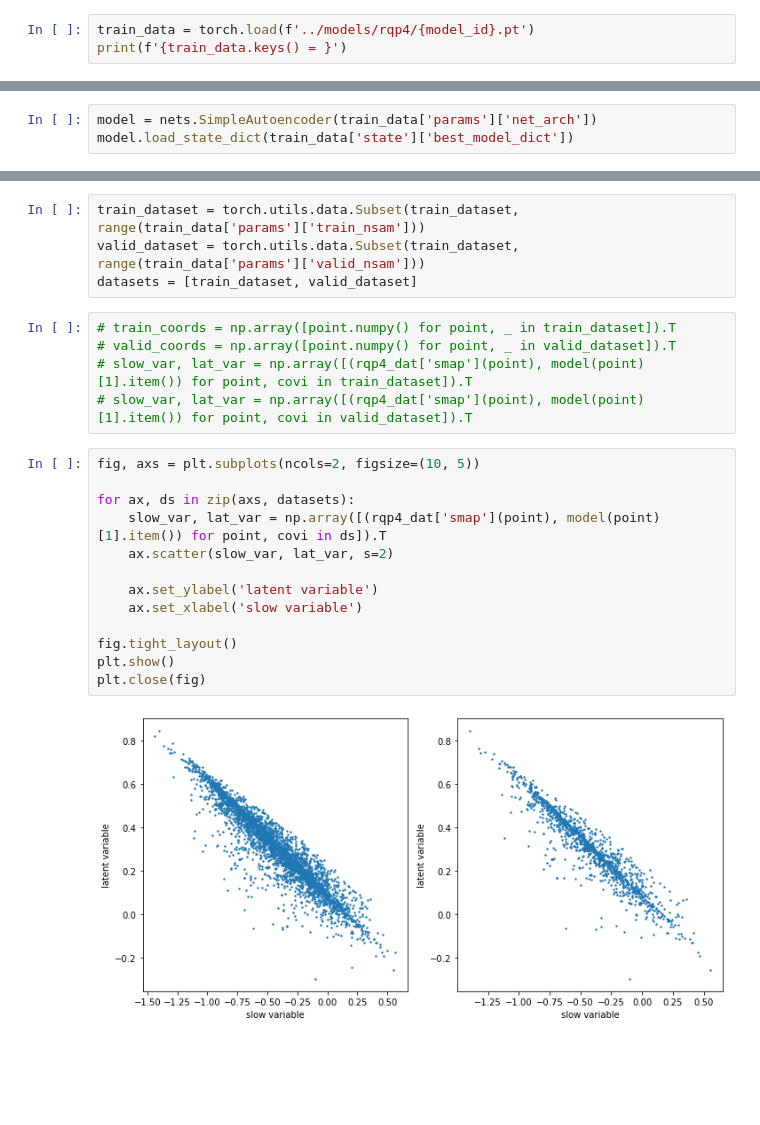
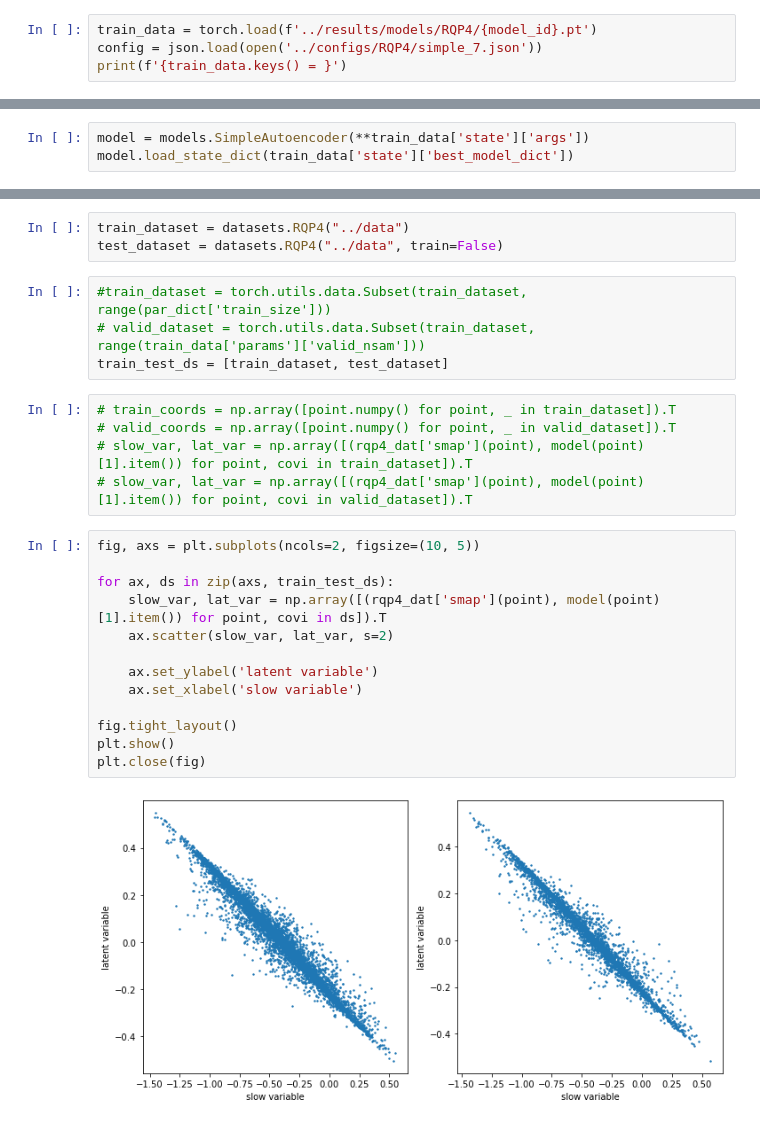
Before and after one commit to przemyslaw-zielinski/sf_nets, a Jupyter notebook: notebooks/rqp4_analyze.ipynb, the cells around one changed output, grey strips where cells are left out. Drawn from its saved outputs; the diff is of its cells as text; blank space fills up the shorter version.

```diff
--- a/notebooks/rqp4_analyze.ipynb
+++ b/notebooks/rqp4_analyze.ipynb
@@ -50,6 +77,7 @@ models_df.set_index('model_id').sort_values(by='model_id')
 # %%
 model_id = 'simple_7'
 # %%
-train_data = torch.load(f'../models/rqp4/{model_id}.pt')
+train_data = torch.load(f'../results/models/RQP4/{model_id}.pt')
+config = json.load(open('../configs/RQP4/simple_7.json'))
 print(f'{train_data.keys() = }')
 # %% [output]
@@ -80,5 +108,5 @@ plt.close(fig)
 # %%
-model = nets.SimpleAutoencoder(train_data['params']['net_arch'])
+model = models.SimpleAutoencoder(**train_data['state']['args'])
 model.load_state_dict(train_data['state']['best_model_dict'])
 # %% [output]
 <All keys matched successfully>
@@ -107,7 +132,10 @@ valid_dataset = torch.load("../data/rqp4/valid.pt")
+# %%
+train_dataset = datasets.RQP4("../data")
+test_dataset = datasets.RQP4("../data", train=False)
 # %%
-train_dataset = torch.utils.data.Subset(train_dataset, range(train_data['params']['train_nsam']))
-valid_dataset = torch.utils.data.Subset(train_dataset, range(train_data['params']['valid_nsam']))
-datasets = [train_dataset, valid_dataset]
+#train_dataset = torch.utils.data.Subset(train_dataset, range(par_dict['train_size']))
+# valid_dataset = torch.utils.data.Subset(train_dataset, range(train_data['params']['valid_nsam']))
+train_test_ds = [train_dataset, test_dataset]
 # %%
 # train_coords = np.array([point.numpy() for point, _ in train_dataset]).T
 # valid_coords = np.array([point.numpy() for point, _ in valid_dataset]).T
@@ -116,18 +144,18 @@ datasets = [train_dataset, valid_dataset]
 # %%
 fig, axs = plt.subplots(ncols=2, figsize=(10, 5))
 
-for ax, ds in zip(axs, datasets):
+for ax, ds in zip(axs, train_test_ds):
     slow_var, lat_var = np.array([(rqp4_dat['smap'](point), model(point)[1].item()) for point, covi in ds]).T
     ax.scatter(slow_var, lat_var, s=2)
 
     ax.set_ylabel('latent variable')
     ax.set_xlabel('slow variable')
 
 fig.tight_layout()
 plt.show()
 plt.close(fig)
 # %% [output]
-[figure, old version]
+[figure, new version]
 # %%
 fig, axs = plt.subplots(nrows=4, ncols=2, figsize=(10,10), sharey=True, sharex='col')
 
```
Also changed, not shown: parts of 8 cells of this notebook, 5 other files.
